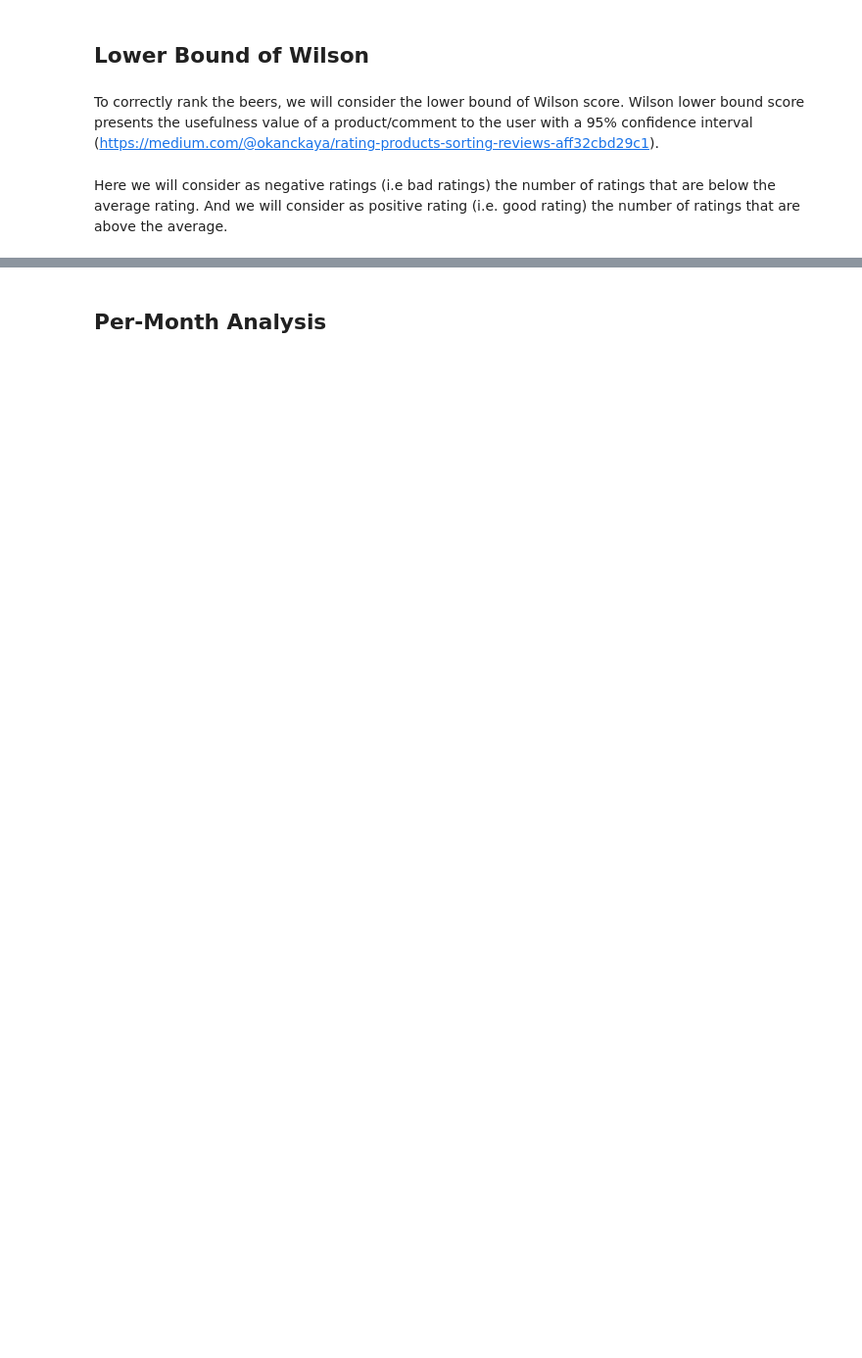
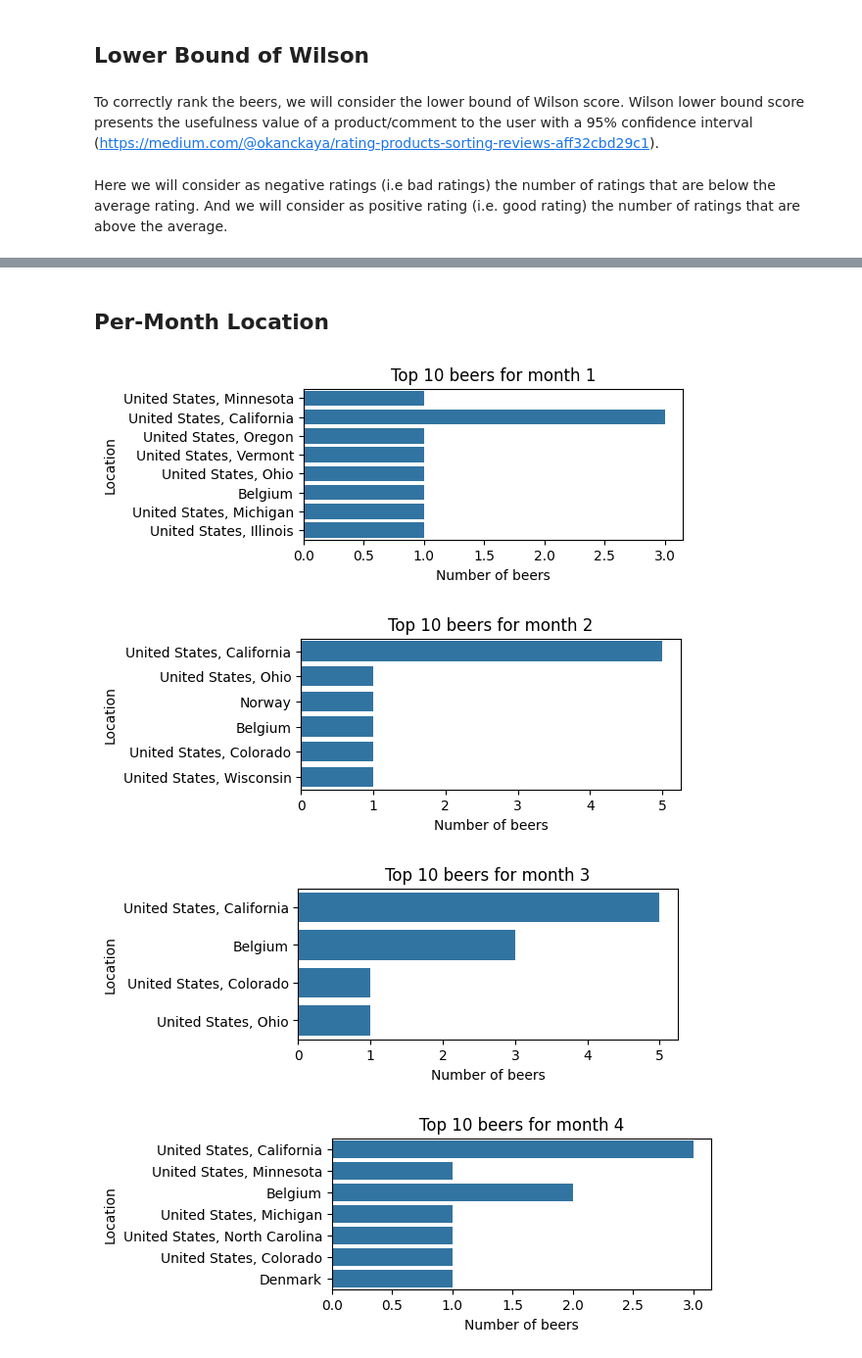
Before and after one commit to epfl-ada/ada-2023-project-datababes, a Jupyter notebook: eda_alex_location.ipynb, the cells around one changed output, grey strips where cells are left out. Shown: that part at 98% size. Cells and saved outputs as stored; diff of their text form; code cells hidden in the pictures; blank space fills up the shorter version.

Commit message:
plotted location per month

```diff
--- a/eda_alex_location.ipynb
+++ b/eda_alex_location.ipynb
@@ -38,0 +90,3 @@ ratings_combined_df = pd.merge(ratings_combined_df, breweries_combined_df[['brew
+# %%
+# add location to the ratings_beerGroupsMonthly_df
+ratings_beerGroupsMonthly_df = pd.merge(ratings_beerGroupsMonthly_df, breweries_combined_df[['brewery_id', 'dataset', 'location']], how='left', on=['brewery_id', 'dataset'])
@@ -38,0 +116,19 @@ ratings_combined_df = pd.merge(ratings_combined_df, breweries_combined_df[['brew
+# %%
+# create the weights: total number of ratings for each beer --> column 'weight'
+ratings_beerGroupsMonthlyMERGED_df['weight'] = ratings_beerGroupsMonthlyMERGED_df['above_average'] + ratings_beerGroupsMonthlyMERGED_df['below_average']
+
+# normalize weight to a scale from 0 to 1 (BUT NO WEIGHT SHOULD BE 0 --> ONLY DIVIDE BY MAX)
+max_weight = ratings_beerGroupsMonthlyMERGED_df.weight.max()
+ratings_beerGroupsMonthlyMERGED_df['weight'] = ratings_beerGroupsMonthlyMERGED_df['weight'] / max_weight
+
+# weigh average_rating
+ratings_beerGroupsMonthlyMERGED_df['average_rating'] = ratings_beerGroupsMonthlyMERGED_df['average_rating'] * ratings_beerGroupsMonthlyMERGED_df['weight']
+
+# group by beer_name and specify how to aggregate the columns (coluns beer_id, dataset and brewery_id are dropped automatically)
+ratings_beerGroupsMonthlyMERGED_df = ratings_beerGroupsMonthlyMERGED_df.groupby(['beer_name', 'month']).agg({'location': 'first', 'average_rating': 'sum', 'above_average': 'sum', 'below_average': 'sum', 'weight': 'sum'}).reset_index()
+
+# divide the sum of average_rating by the sum of weight
+ratings_beerGroupsMonthlyMERGED_df['average_rating'] = ratings_beerGroupsMonthlyMERGED_df['average_rating'] / ratings_beerGroupsMonthlyMERGED_df['weight']
+
+# drop the weight column
+ratings_beerGroupsMonthlyMERGED_df.drop(columns=['weight'], inplace=True)
@@ -153,3 +268,27 @@ ratings_beerGroupsMERGED_df['location'].head(10)
 Name: location, dtype: object
 # %% [markdown]
-## Per-Month Analysis
+## Per-Month Location
+# %%
+# compute the lower bound of wilson the average rating for each beer
+ratings_beerGroupsMonthlyMERGED_df['lower_bound'] = ratings_beerGroupsMonthlyMERGED_df.apply(lambda row: wilson_lower_bound(row['above_average'], row['below_average']), axis=1)
+
+# sort the dataframe by the lower bound of the average rating
+# ratings_beerGroupsMonthlyMERGED_df.sort_values(by='lower_bound', ascending=False, inplace=True)
+# %%
+# Plot the location for the top 10 'lower_bound' beers for each month
+for month in range(1, 13):
+    # select the top 10 beers for the month
+    ratings_beerGroupsMonthlyMERGED_df_month = ratings_beerGroupsMonthlyMERGED_df[ratings_beerGroupsMonthlyMERGED_df['month'] == month].sort_values(by='lower_bound', ascending=False).head(10)
+    # plot the appereances of locations in the top 10 beers per month
+    plt.figure(figsize=(5, 2))
+    sns.countplot(y='location', data=ratings_beerGroupsMonthlyMERGED_df_month)
+    plt.title('Top 10 beers for month ' + str(month))
+    plt.xlabel('Number of beers')
+    plt.ylabel('Location')
+    # plt.savefig('plots/top10_beers_month_' + str(month) + '.png', bbox_inches='tight')
+    plt.show()
+# %% [output]
+[figure, added]
+[figure, added]
+[figure, added]
+[figure, added]
```
Also changed, not shown: parts of 23 cells of this notebook.
